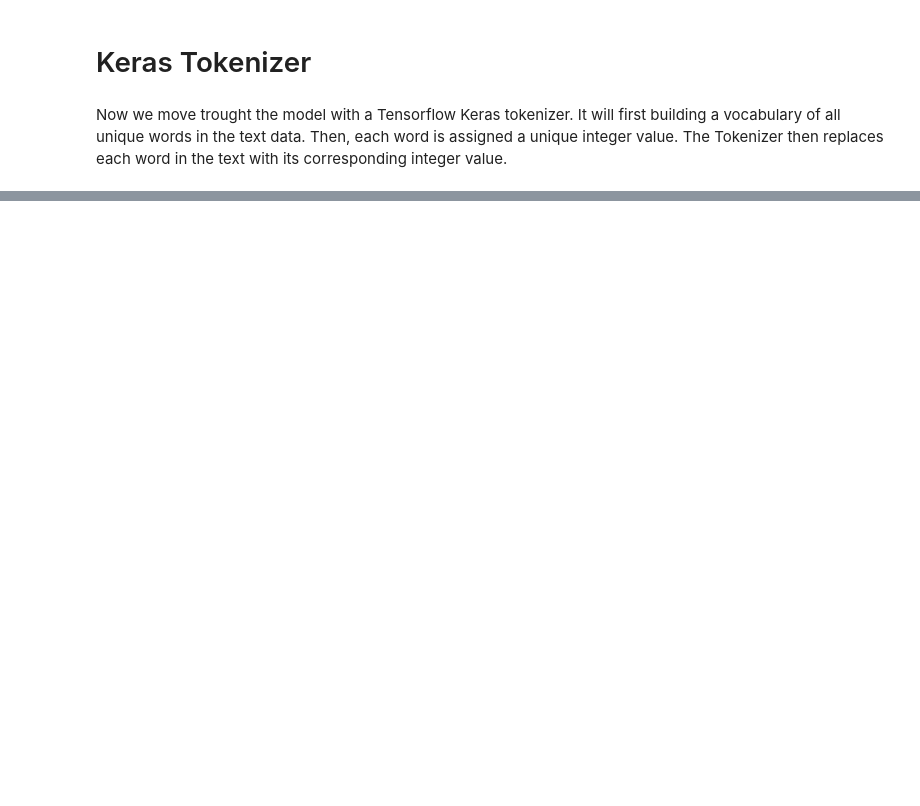
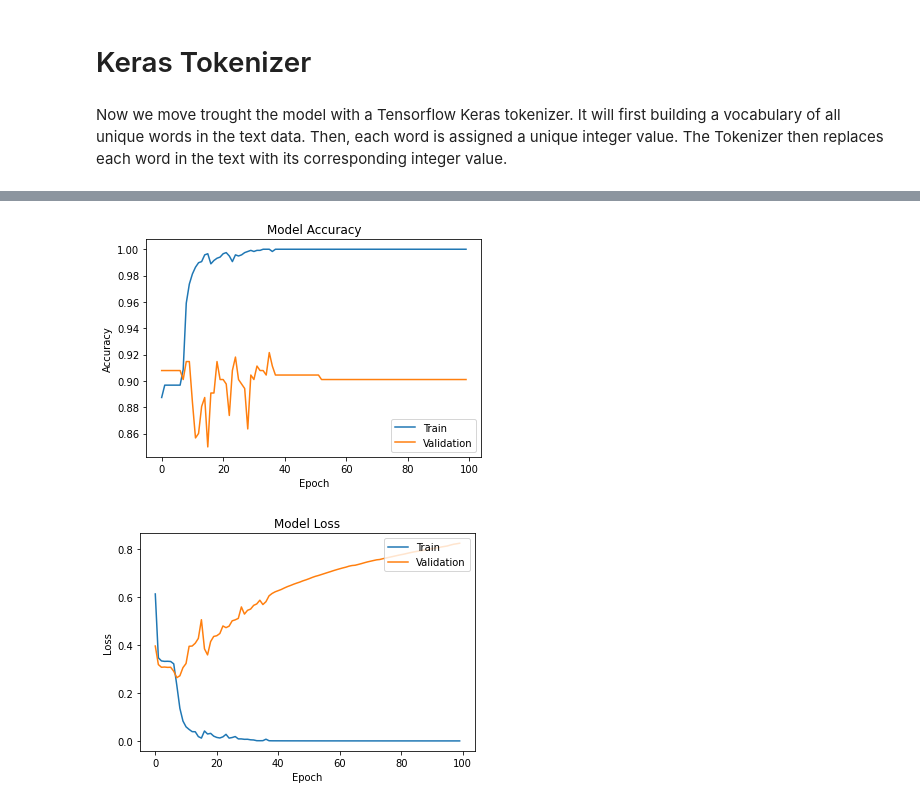
Before and after one commit to NNunezManzano/bestsellers_classification, a Jupyter notebook: amazon.ipynb, the cells around one changed output, grey strips where cells are left out. Drawn from its saved outputs; the diff is of its cells as text; code cells hidden in the pictures; blank space fills up the shorter version.

```diff
--- a/amazon.ipynb
+++ b/amazon.ipynb
@@ -100,5 +84,5 @@ I will also create a new column with both the title and content of the review.
 # %%
-df["review_complete"] = df.review_title + "|" + df.review_content
+df["description"] = df.product_name + "|" + df.about_product
 # %% [markdown]
 # Keras Tokenizer
 # %% [markdown]
@@ -121,8 +100,8 @@ y_test = df["quality"][split_index:]
 # %%
 # set all parameter
-num_words = 40000
+num_words = 5000
 embedding_dim = 16
-maxlen = 120
+maxlen = 150
 truncating = 'post'
 oov_token = '<OOV>'
 padding_type = 'post'
@@ -139,9 +118,11 @@ testing_padded = pad_sequences(testing_sentences, maxlen=maxlen)
 # %%
 #initialize model whit basic hyper parameters
 model = tf.keras.Sequential([
-    tf.keras.layers.Embedding(num_words, embedding_dim,       input_length=maxlen),
-    tf.keras.layers.GlobalAveragePooling1D(),
-    tf.keras.layers.Dense(6, activation='relu'),
+    tf.keras.layers.Embedding(num_words,  embedding_dim, input_length=maxlen),
+    tf.keras.layers.LSTM(64, dropout=0.1,use_bias = False),
+    tf.keras.layers.Dense(32, activation='relu'),
+    tf.keras.layers.Dense(16, activation='tanh'),
+    tf.keras.layers.Dense(4, activation="relu"),
     tf.keras.layers.Dense(1, activation='sigmoid')
 ])
 # %%
@@ -175,6 +155,6 @@ y_test_arr = np.array(y_test)
 # %%
 # run the model on y_train and y_test
 num_epochs = 100
-history = model.fit(padded, y_train_arr, epochs=num_epochs, validation_data=(testing_padded, y_test_arr))
+history = model.fit(padded, y_train_arr, epochs=num_epochs, validation_data=(testing_padded, y_test_arr), batch_size=32)
 # %% [output]
 Epoch 1/100
@@ -196,0 +177,29 @@ Epoch 100/100
+# %%
+import matplotlib.pyplot as plt
+
+# Extract accuracy and loss data for training and validation sets
+acc = history.history['accuracy']
+val_acc = history.history['val_accuracy']
+loss = history.history['loss']
+val_loss = history.history['val_loss']
+
+# Plot training and validation accuracy
+plt.plot(acc)
+plt.plot(val_acc)
+plt.title('Model Accuracy')
+plt.xlabel('Epoch')
+plt.ylabel('Accuracy')
+plt.legend(['Train', 'Validation'], loc='lower right')
+plt.show()
+
+# Plot training and validation loss
+plt.plot(loss)
+plt.plot(val_loss)
+plt.title('Model Loss')
+plt.xlabel('Epoch')
+plt.ylabel('Loss')
+plt.legend(['Train', 'Validation'], loc='upper right')
+plt.show()
+# %% [output]
+[figure, added]
+[figure, added]
```
Also changed, not shown: parts of 16 cells of this notebook.
